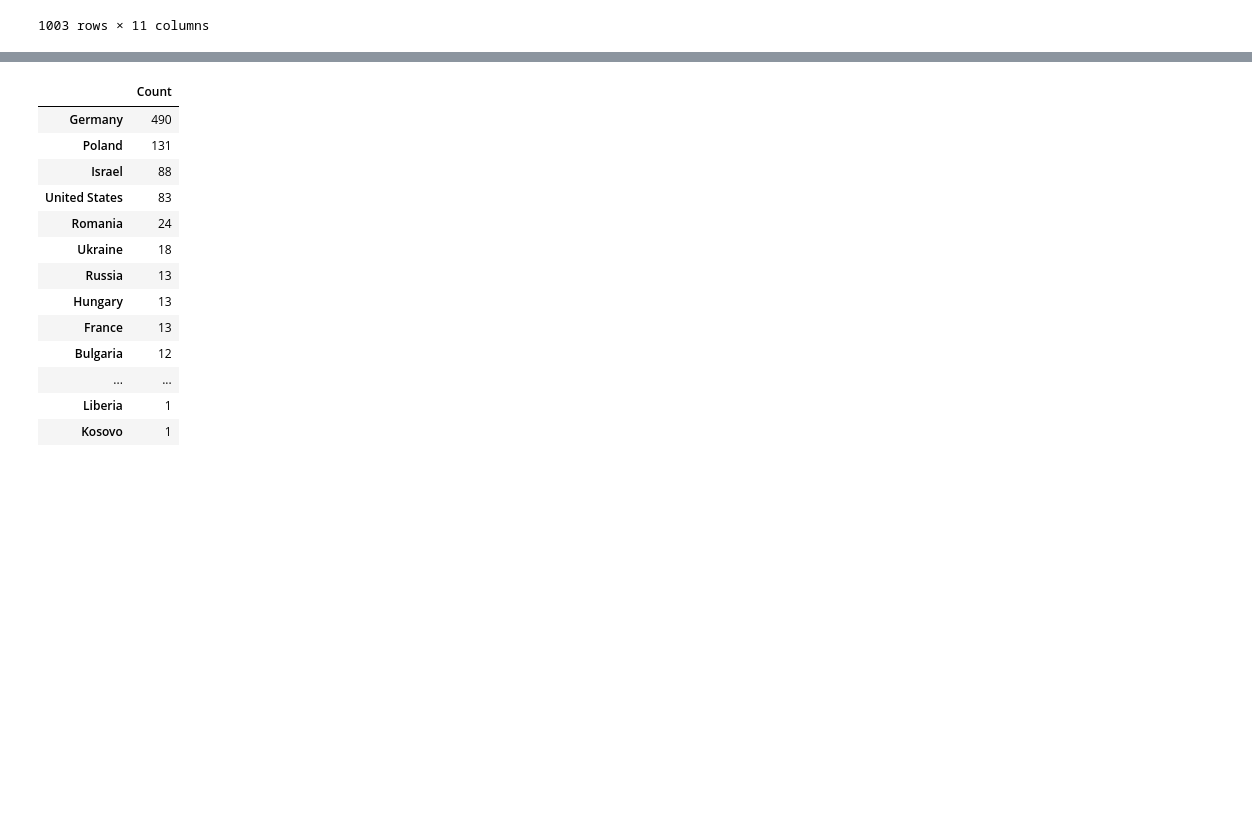
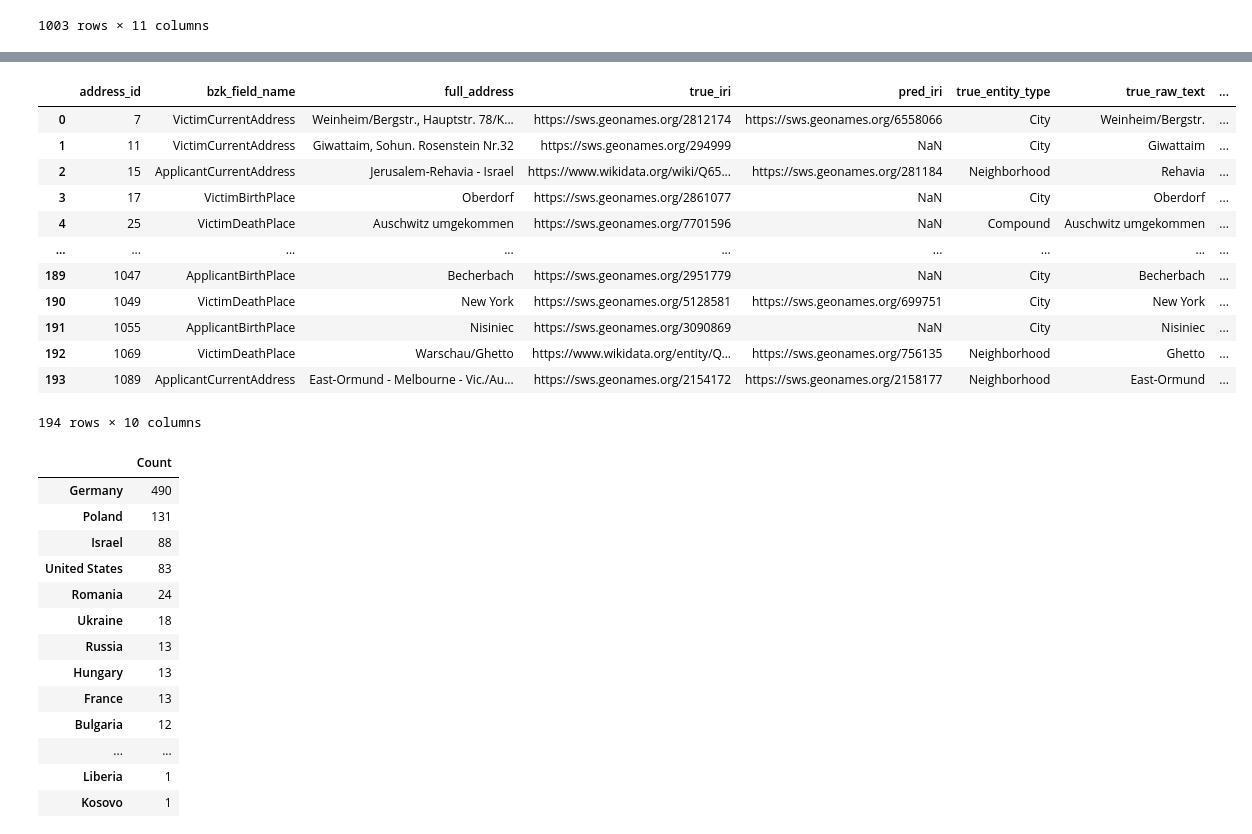
Before and after one commit to ISE-FIZKarlsruhe/bzk-address-parsing, a Jupyter notebook: entity_linking.ipynb, the cells around one changed output, grey strips where cells are left out. Drawn from its saved outputs; the diff is of its cells as text; code cells hidden in the pictures; blank space fills up the shorter version.

```diff
--- a/entity_linking.ipynb
+++ b/entity_linking.ipynb
@@ -269,3 +293,62 @@ AddressProcessingData(card_id='train_3',
+# %%
+indexed_gt = bzkopen_gt.copy()
+indexed_gt["address_id"] = indexed_gt["address_id"].astype(str)
+indexed_gt.set_index("address_id", inplace=True)
+incorrect_or_missing_links = []
+for address in gt_disambiguated:
+    true_row = indexed_gt.loc[address.id]
+    true_iri = true_row["iri"]
+    if pd.isna(true_iri):
+        true_iri = None
+        true_entity_type = None
+        true_raw_text = None
+    else:
+        true_iri = normalize_iri(true_iri)
+        def _get_link_entity_type(row):
+            for c in row.index:
+                if c.endswith("_iri") and not pd.isna(row[c]):
+                    return c[:-4]  # Remove the "_iri" suffix to get the entity type
+        true_entity_type = _get_link_entity_type(true_row)
+        true_raw_text = true_row[true_entity_type]
+    pred_iri = None
+    if address.linked_to is not None:
+        pred_iri = normalize_iri(address.linked_to.finest_grain_entity.linked_to.geographical_name.entity.iri)
+    if true_iri != pred_iri:
+        row = dict(
+            address_id=address.id,
+            bzk_field_name=address.bzk_field_name,
+            full_address=address.full_address,
+            true_iri = true_iri,
+            pred_iri = pred_iri,
+            true_entity_type = true_entity_type,
+            true_raw_text = true_raw_text
+        )
+        if address.linked_to is not None:
+            entity = address.linked_to.finest_grain_entity
+            assert entity.linked_to is not None, f"Entity {entity} has no linked geographical name"
+            geo_entity = entity.linked_to.geographical_name.entity
+            row.update(dict(
+                pred_entity_type=entity.entity_type.name,
+                pred_raw_text=entity.raw_text,
+                pred_country = geo_entity.country.country_name if geo_entity.country is not None else None,
+            ))
+        incorrect_or_missing_links.append(row)
+incorrect_or_missing_links_df = pd.DataFrame(incorrect_or_missing_links)
+incorrect_or_missing_links_df
+# %% [output]
+|  | address_id | bzk_field_name | full_address | true_iri | pred_iri | true_entity_type | true_raw_text | ... |
+| 0 | 7 | VictimCurrentAddress | Weinheim/Bergstr., Hauptstr. 78/K... | https://sws.geonames.org/2812174 | https://sws.geonames.org/6558066 | City | Weinheim/Bergstr. | ... |
+| 1 | 11 | VictimCurrentAddress | Giwattaim, Sohun. Rosenstein Nr.32 | https://sws.geonames.org/294999 | NaN | City | Giwattaim | ... |
+| 2 | 15 | ApplicantCurrentAddress | Jerusalem-Rehavia - Israel | https://www.wikidata.org/wiki/Q65... | https://sws.geonames.org/281184 | Neighborhood | Rehavia | ... |
+| 3 | 17 | VictimBirthPlace | Oberdorf | https://sws.geonames.org/2861077 | NaN | City | Oberdorf | ... |
+| 4 | 25 | VictimDeathPlace | Auschwitz umgekommen | https://sws.geonames.org/7701596 | NaN | Compound | Auschwitz umgekommen | ... |
+| ... | ... | ... | ... | ... | ... | ... | ... | ... |
+| 189 | 1047 | ApplicantBirthPlace | Becherbach | https://sws.geonames.org/2951779 | NaN | City | Becherbach | ... |
+| 190 | 1049 | VictimDeathPlace | New York | https://sws.geonames.org/5128581 | https://sws.geonames.org/699751 | City | New York | ... |
+| 191 | 1055 | ApplicantBirthPlace | Nisiniec | https://sws.geonames.org/3090869 | NaN | City | Nisiniec | ... |
+| 192 | 1069 | VictimDeathPlace | Warschau/Ghetto | https://www.wikidata.org/entity/Q... | https://sws.geonames.org/756135 | Neighborhood | Ghetto | ... |
+| 193 | 1089 | ApplicantCurrentAddress | East-Ormund - Melbourne - Vic./Au... | https://sws.geonames.org/2154172 | https://sws.geonames.org/2158177 | Neighborhood | East-Ormund | ... |
+194 rows × 10 columns
 # %%
 from collections import defaultdict
 import matplotlib.pyplot as plt
```
Also changed, not shown: parts of 6 cells of this notebook, 1 other file.
